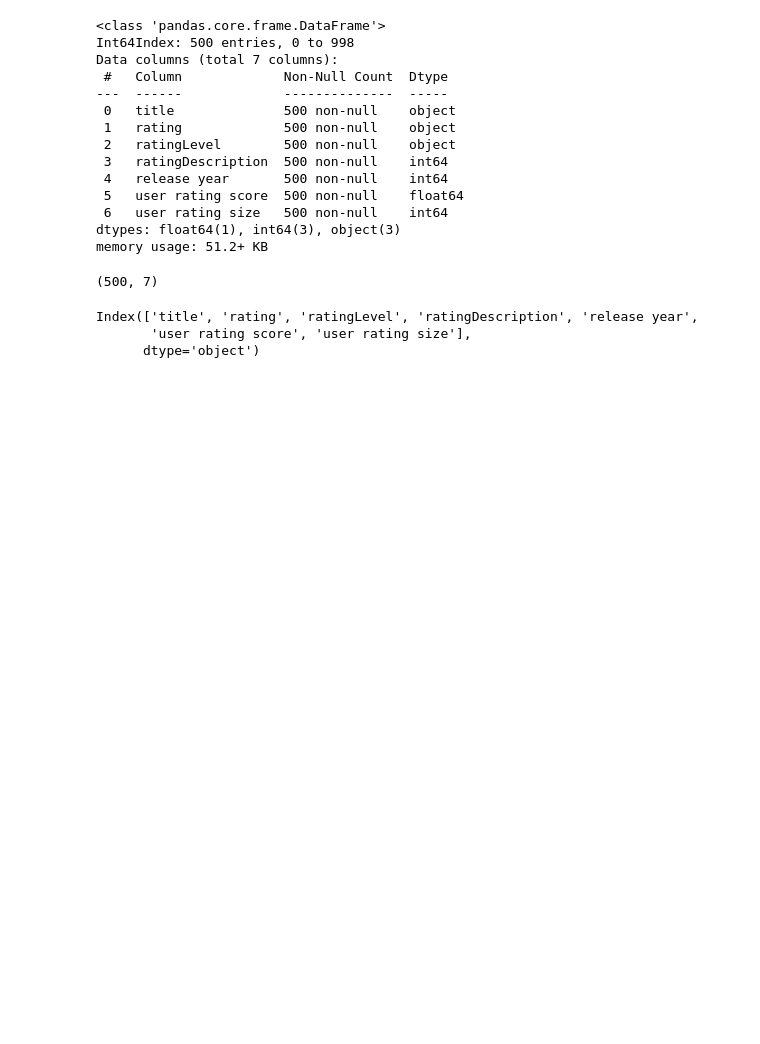
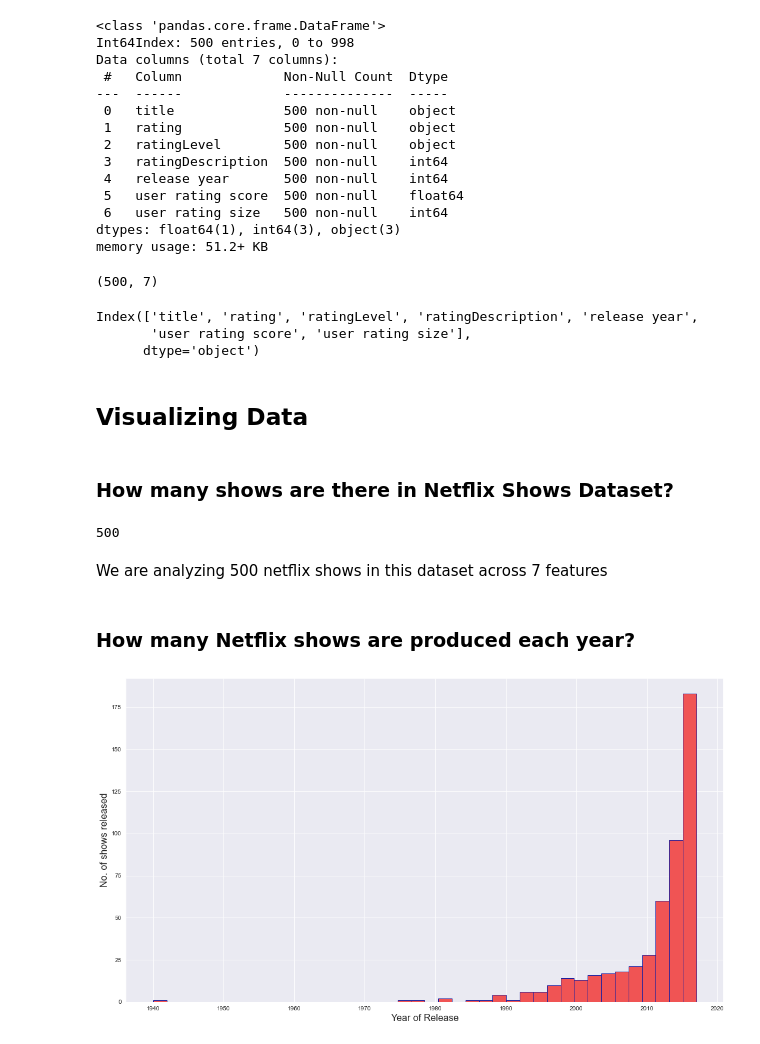
Before and after one commit to vinnovateit/VIIT_Team_MNIST, a Jupyter notebook: arhit/main_eda.ipynb, the cells around one changed output. Saved outputs shown, nothing was run; the diff lists cells and outputs as text; code cells hidden in the pictures; blank space fills up the shorter version.

Commit message:
Added new plots

```diff
--- a/arhit/main_eda.ipynb
+++ b/arhit/main_eda.ipynb
@@ -2,6 +2,7 @@
 import numpy as np
 import pandas as pd
 import matplotlib.pyplot as plt
+plt.style.use('dark_background')
 import seaborn as sns
 sns.set_style('darkgrid')
 from sklearn.linear_model import LinearRegression
@@ -137,3 +126,23 @@ df.columns
 Index(['title', 'rating', 'ratingLevel', 'ratingDescription', 'release year',
        'user rating score', 'user rating size'],
       dtype='object')
+# %% [markdown]
+## Visualizing Data
+# %% [markdown]
+### How  many shows are there in Netflix Shows Dataset?
+# %%
+df['title'].count()
+# %% [output]
+500
+# %% [markdown]
+We are analyzing 500 netflix shows in this dataset across 7 features
+# %% [markdown]
+### How many Netflix shows are produced each year?
+# %%
+plt.figure(figsize=(18,10))
+plt.hist(df['release year'], ec='#21209c', bins = 40, color='#f05454')
+plt.xlabel('Year of Release', fontsize=16)
+plt.ylabel('No. of shows released', fontsize=16)
+plt.show()
+# %% [output]
+[figure, added]
```
Also changed, not shown: parts of 1 cell of this notebook.
